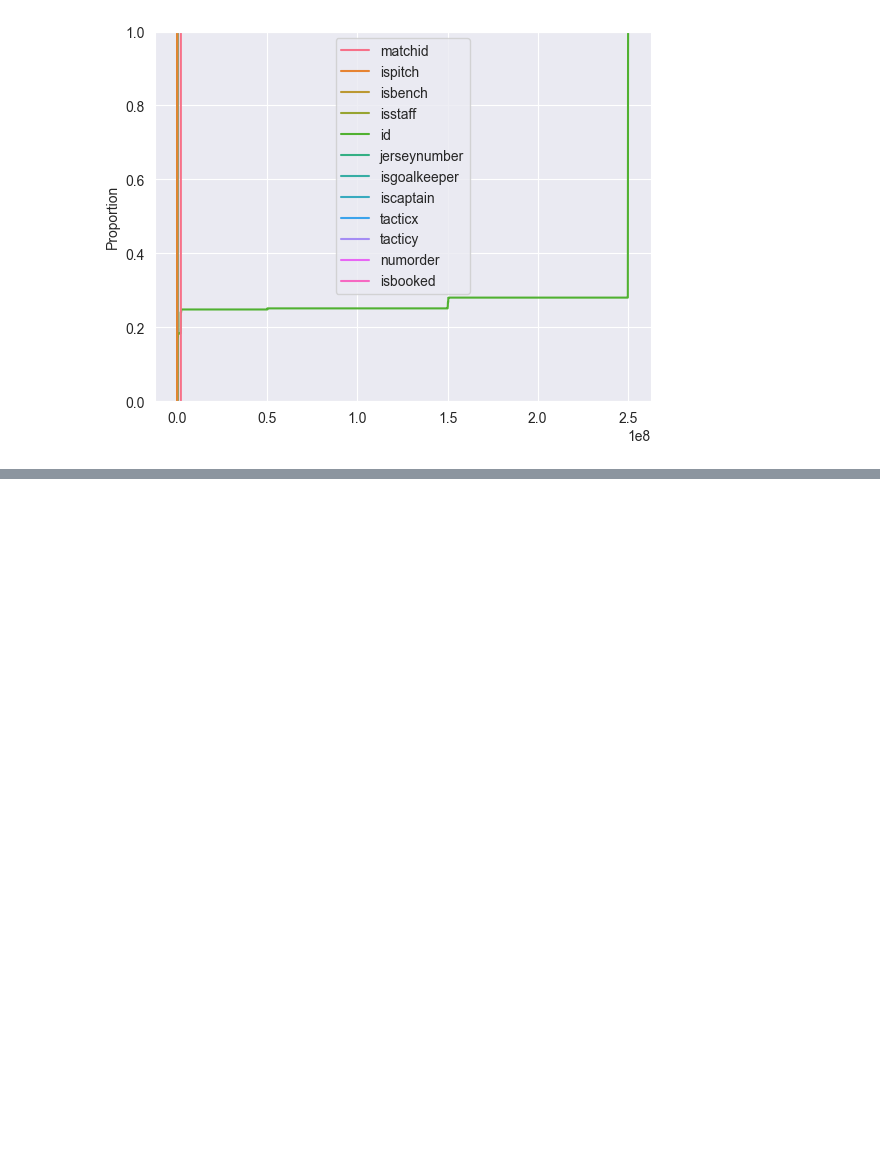
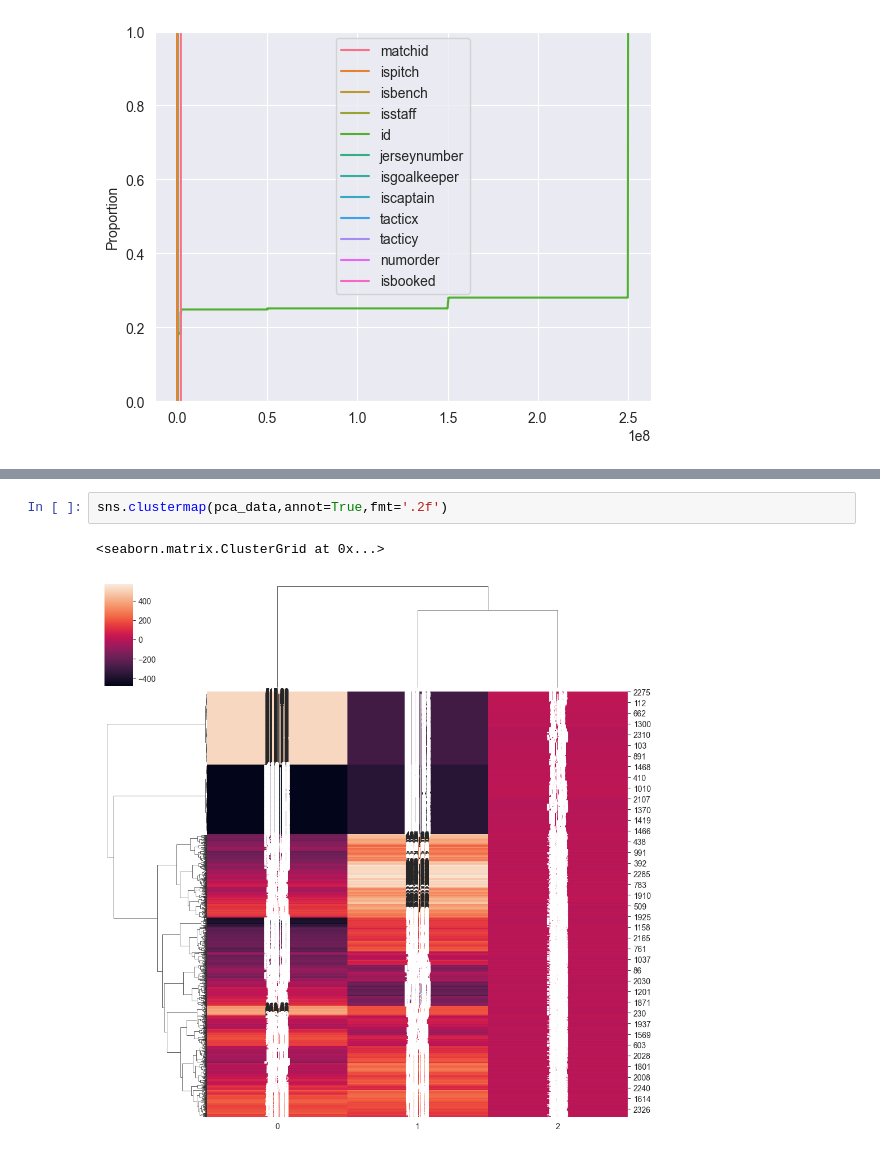
Before and after one commit to SFETNI/Omdena-UEFAEURO2024, a Jupyter notebook: task2-data-analysis/match_line_ups.ipynb, the cells around one changed output, grey strips where cells are left out. Cells and saved outputs as stored; diff of their text form; blank space fills up the shorter version.

```diff
--- a/task2-data-analysis/match_line_ups.ipynb
+++ b/task2-data-analysis/match_line_ups.ipynb
@@ -236,0 +324,5 @@ sns.ecdfplot(data=data)
+# %%
+sns.clustermap(pca_data,annot=True,fmt='.2f')
+# %% [output]
+<seaborn.matrix.ClusterGrid at 0x...>
+[figure, added]
```
Also changed, not shown: parts of 12 cells of this notebook.
